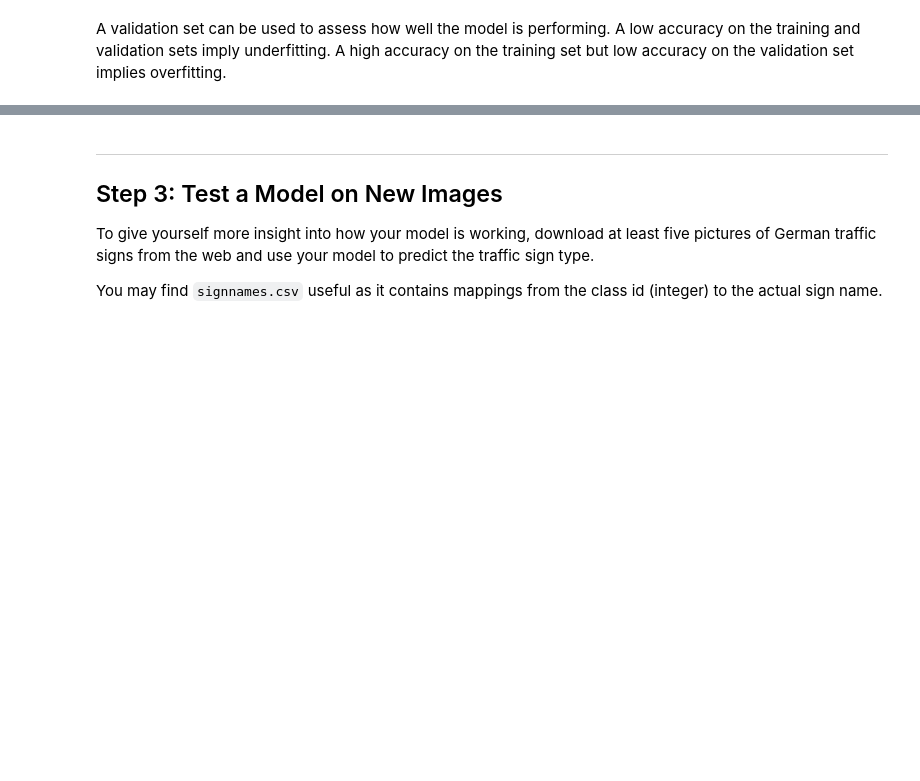
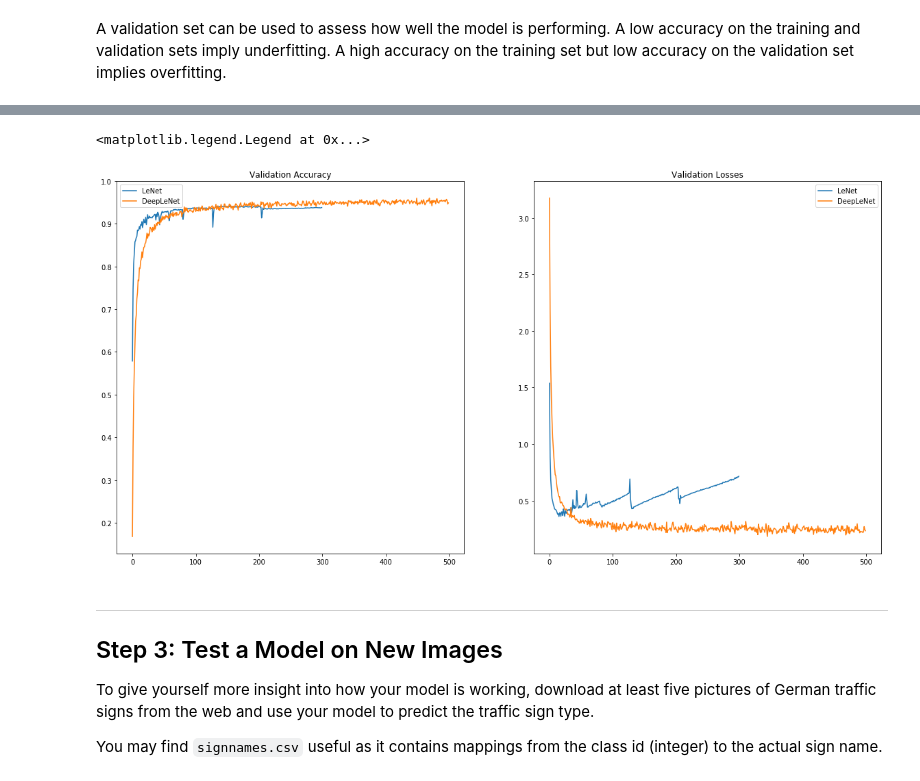
Before and after one commit to shakeelr/CarND-Traffic-Sign-Classifier-Project, a Jupyter notebook: Traffic_Sign_Classifier.ipynb, the cells around one changed output, grey strips where cells are left out. Saved outputs shown, nothing was run; the diff lists cells and outputs as text; code cells hidden in the pictures; blank space fills up the shorter version.

```diff
--- a/Traffic_Sign_Classifier.ipynb
+++ b/Traffic_Sign_Classifier.ipynb
@@ -271,7 +259,7 @@ def LeNet(x):
 def DeepLeNet(x):
     '''
     A modified version of LeNet architecture with the following modifications:
-    -8 feature maps on layer 1 instead of 6
+    -More feature maps
     -5x5 and 3x3 kernels
     -Leaky ReLu activation functions
     -Padding changed to SAME
@@ -283,8 +271,8 @@ def DeepLeNet(x):
     mu = 0
     sigma = 0.1
 
-    # Layer 1: Convolutional. Input = 32x32x3. Output = 32x32x16.
-    conv1_W = tf.Variable(tf.truncated_normal(shape=(5, 5, 3, 16), mean = mu, stddev = sigma))
+    # Layer 1: Convolutional. Input = 32x32x1. Output = 32x32x16.
+    conv1_W = tf.Variable(tf.truncated_normal(shape=(5, 5, 1, 16), mean = mu, stddev = sigma))
     conv1_b = tf.Variable(tf.zeros(16))
     conv1   = tf.nn.conv2d(x, conv1_W, strides=[1, 1, 1, 1], padding='SAME') + conv1_b
 
@@ -551,3 +539,17 @@ DeepLeNet test accuracy: 0.93832145666
+# %%
+# Comparing performance of LeNet and DeepLeNet
+f, (ax1, ax2) = plt.subplots(1, 2, figsize=(20,10))
+ax1.set_title('Validation Accuracy')
+ax1.plot(validation_accuracy_LeNet,label = "LeNet")
+ax1.plot(validation_accuracy_DeepLeNet,label = "DeepLeNet")
+ax1.legend()
+ax2.set_title('Validation Losses')
+ax2.plot(validation_losses_LeNet,label = "LeNet")
+ax2.plot(validation_losses_DeepLeNet,label = "DeepLeNet")
+ax2.legend()
+# %% [output]
+<matplotlib.legend.Legend at 0x...>
+[figure, added]
 # %% [markdown]
 ---
 
```
Also changed, not shown: parts of 15 cells of this notebook, 8 other files.
